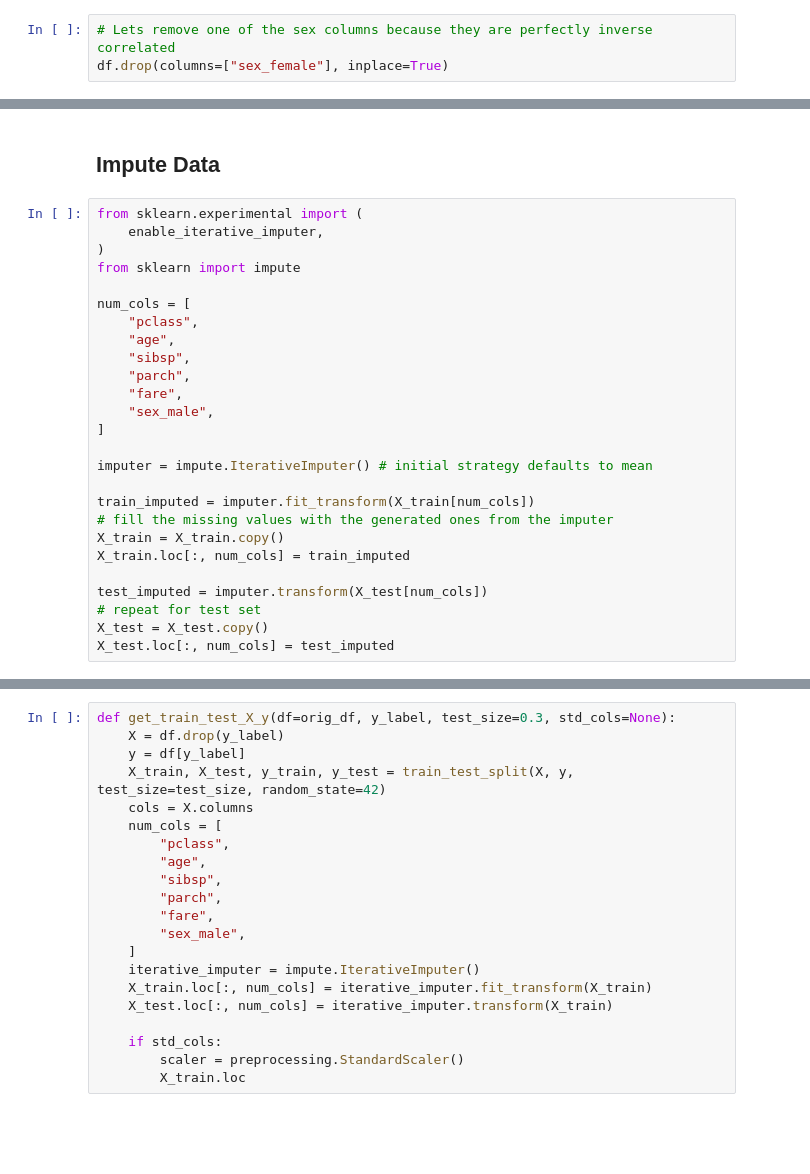
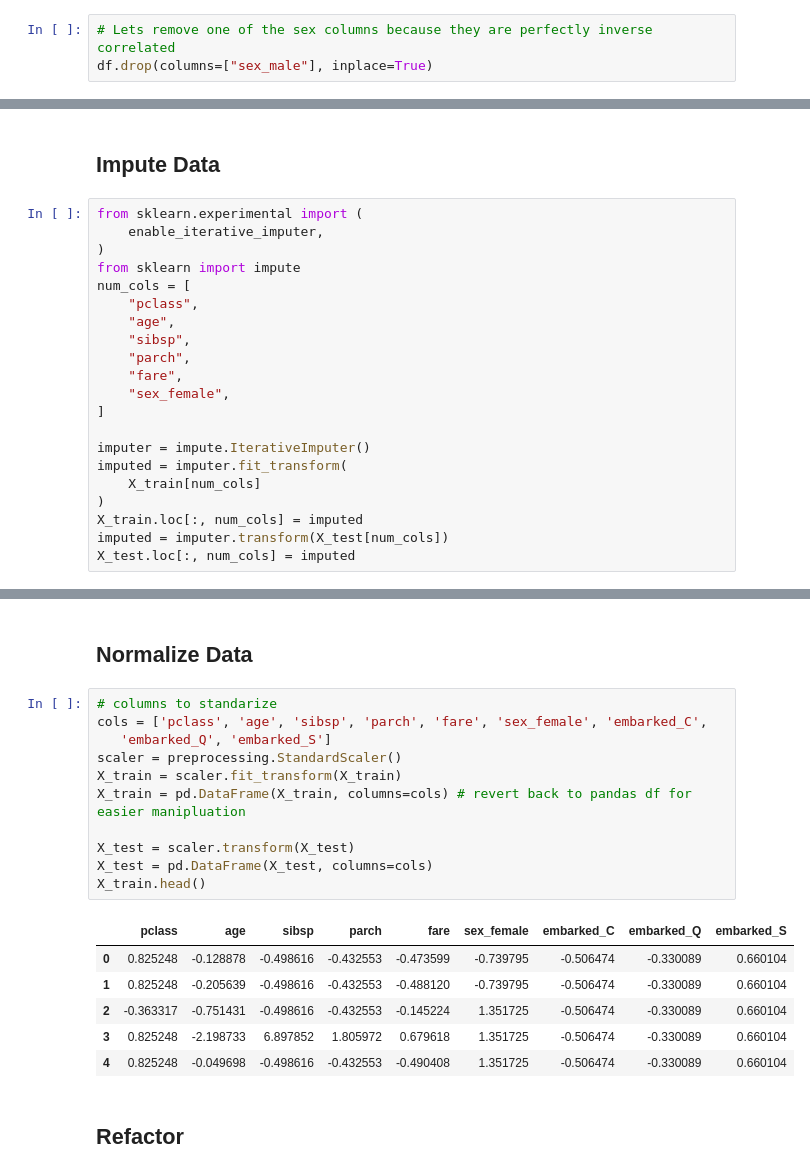
Before and after one commit to Md7tz/Machine-learning-and-AI-notebooks, a Jupyter notebook: Titanic survival/Titanic classification.ipynb, the cells around one changed output, grey strips where cells are left out. Cells and saved outputs as stored; diff of their text form; blank space fills up the shorter version.

```diff
--- a/Titanic survival/Titanic classification.ipynb
+++ b/Titanic survival/Titanic classification.ipynb
@@ -200,7 +200,7 @@ Index(['pclass', 'survived', 'age', 'sibsp', 'parch', 'fare', 'sex_female',
       dtype='object')
 # %%
 # Lets remove one of the sex columns because they are perfectly inverse correlated
-df.drop(columns=["sex_female"], inplace=True)
+df.drop(columns=["sex_male"], inplace=True)
 # %%
 # Create features and labels
 X = df.drop(columns="survived")
@@ -235,24 +235,19 @@ from sklearn.experimental import (
     enable_iterative_imputer,
 )
 from sklearn import impute
-
 num_cols = [
     "pclass",
     "age",
     "sibsp",
     "parch",
     "fare",
-    "sex_male",
+    "sex_female",
 ]
 
-imputer = impute.IterativeImputer() # initial strategy defaults to mean
-
-train_imputed = imputer.fit_transform(X_train[num_cols])
-# fill the missing values with the generated ones from the imputer
-X_train = X_train.copy()
-X_train.loc[:, num_cols] = train_imputed
-
-test_imputed = imputer.transform(X_test[num_cols])
-# repeat for test set
-X_test = X_test.copy()
-X_test.loc[:, num_cols] = test_imputed
+imputer = impute.IterativeImputer()
+imputed = imputer.fit_transform(
+    X_train[num_cols]
+)
+X_train.loc[:, num_cols] = imputed
+imputed = imputer.transform(X_test[num_cols])
+X_test.loc[:, num_cols] = imputed
@@ -292,21 +265,22 @@ def tweak_titanic(df=orig_df):
-# %%
-def get_train_test_X_y(df=orig_df, y_label, test_size=0.3, std_cols=None):
-    X = df.drop(y_label)
-    y = df[y_label]
-    X_train, X_test, y_train, y_test = train_test_split(X, y, test_size=test_size, random_state=42)
-    cols = X.columns
-    num_cols = [
-        "pclass",
-        "age",
-        "sibsp",
-        "parch",
-        "fare",
-        "sex_male",
-    ]
-    iterative_imputer = impute.IterativeImputer()
-    X_train.loc[:, num_cols] = iterative_imputer.fit_transform(X_train)
-    X_test.loc[:, num_cols] = iterative_imputer.transform(X_train)
-
-    if std_cols:
-        scaler = preprocessing.StandardScaler()
-        X_train.loc
+# %% [markdown]
+## Normalize Data
+# %%
+# columns to standarize
+cols = ['pclass', 'age', 'sibsp', 'parch', 'fare', 'sex_female', 'embarked_C',
+   'embarked_Q', 'embarked_S']
+scaler = preprocessing.StandardScaler()
+X_train = scaler.fit_transform(X_train)
+X_train = pd.DataFrame(X_train, columns=cols) # revert back to pandas df for easier manipluation
+
+X_test = scaler.transform(X_test)
+X_test = pd.DataFrame(X_test, columns=cols)
+X_train.head()
+# %% [output]
+|  | pclass | age | sibsp | parch | fare | sex_female | embarked_C | embarked_Q | embarked_S |
+| 0 | 0.825248 | -0.128878 | -0.498616 | -0.432553 | -0.473599 | -0.739795 | -0.506474 | -0.330089 | 0.660104 |
+| 1 | 0.825248 | -0.205639 | -0.498616 | -0.432553 | -0.488120 | -0.739795 | -0.506474 | -0.330089 | 0.660104 |
+| 2 | -0.363317 | -0.751431 | -0.498616 | -0.432553 | -0.145224 | 1.351725 | -0.506474 | -0.330089 | 0.660104 |
+| 3 | 0.825248 | -2.198733 | 6.897852 | 1.805972 | 0.679618 | 1.351725 | -0.506474 | -0.330089 | 0.660104 |
+| 4 | 0.825248 | -0.049698 | -0.498616 | -0.432553 | -0.490408 | 1.351725 | -0.506474 | -0.330089 | 0.660104 |
+# %% [markdown]
+## Refactor
```
Also changed, not shown: parts of 15 cells of this notebook.
